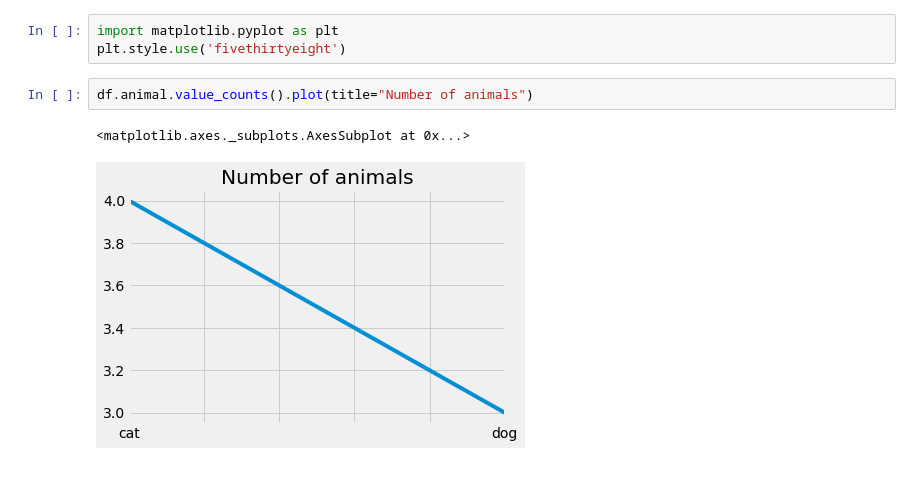
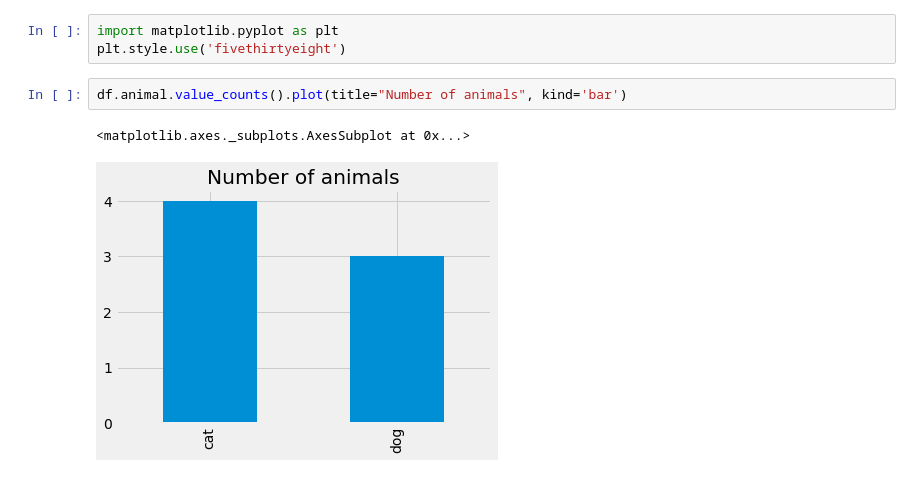
Before and after one commit to gracelinan/foundations_homework, a Jupyter notebook: 05-homework/01-Animals.ipynb, the cells around one changed output. Drawn from its saved outputs; the diff is of its cells as text.

```diff
--- a/05-homework/01-Animals.ipynb
+++ b/05-homework/01-Animals.ipynb
@@ -212,7 +212,7 @@ cats.sort_values(by = 'length').plot(x='name', y='length', kind='barh')
 import matplotlib.pyplot as plt
 plt.style.use('fivethirtyeight')
 # %%
-df.animal.value_counts().plot(title="Number of animals")
+df.animal.value_counts().plot(title="Number of animals", kind='bar')
 # %% [output]
 <matplotlib.axes._subplots.AxesSubplot at 0x...>
-[figure, old version]
+[figure, new version]
```
Also changed, not shown: 2 other files.
